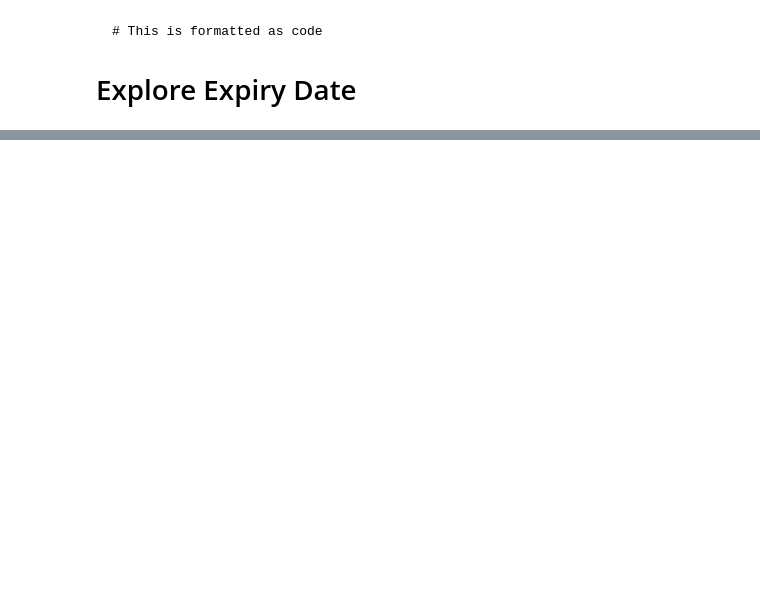
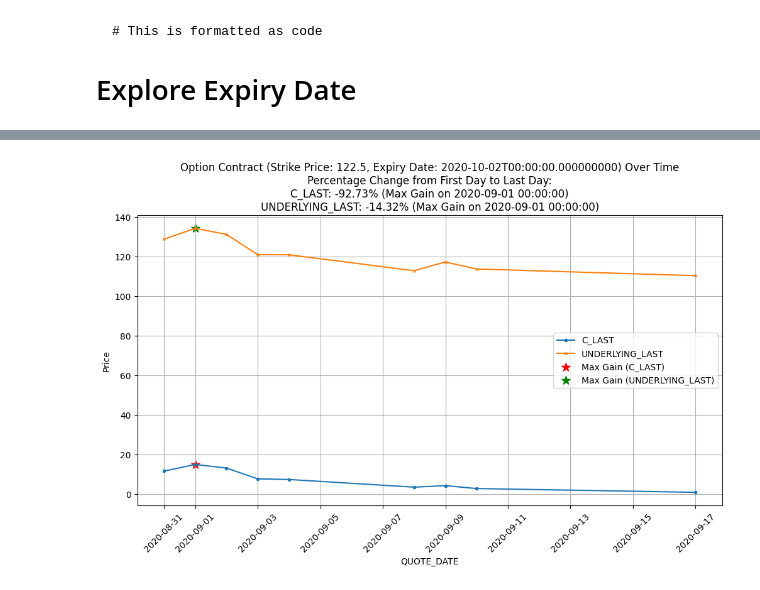
Before and after one commit to TeomanEgeSelcuk/Stock-Options, a Jupyter notebook: EDA.ipynb, the cells around one changed output, grey strips where cells are left out. Saved outputs shown, nothing was run; the diff lists cells and outputs as text; code cells hidden in the pictures; blank space fills up the shorter version.

```diff
--- a/EDA.ipynb
+++ b/EDA.ipynb
@@ -636,0 +642,63 @@ plt.show()
+# %%
+import pandas as pd
+import matplotlib.pyplot as plt
+import random
+
+# Assuming 'df' is your DataFrame with option contract data
+
+# Choose a random contract from the DataFrame
+random_contract = df.sample(1)
+
+# Extract the contract's relevant information
+strike_price = random_contract['STRIKE'].values[0]
+expire_date = random_contract['EXPIRE_DATE'].values[0]
+underlying_last = random_contract['UNDERLYING_LAST'].values[0]
+
+# Filter the DataFrame for the selected contract
+selected_contract = df[(df['STRIKE'] == strike_price) & (df['EXPIRE_DATE'] == expire_date)]
+
+# Sort the DataFrame by 'QUOTE_DATE' for a time series plot
+selected_contract = selected_contract.sort_values(by='QUOTE_DATE')
+
+# Calculate the percentage change from the first day to the last day for 'C_LAST'
+initial_c_last = selected_contract['C_LAST'].iloc[0]
+final_c_last = selected_contract['C_LAST'].iloc[-1]
+percentage_change_c_last = ((final_c_last - initial_c_last) / initial_c_last) * 100
+
+# Calculate the percentage change from the first day to the last day for 'UNDERLYING_LAST'
+initial_underlying_last = selected_contract['UNDERLYING_LAST'].iloc[0]
+final_underlying_last = selected_contract['UNDERLYING_LAST'].iloc[-1]
+percentage_change_underlying_last = ((final_underlying_last - initial_underlying_last) / initial_underlying_last) * 100
+
+# Find the date with the highest percentage change for 'C_LAST'
+max_c_last_date = selected_contract['QUOTE_DATE'][selected_contract['C_LAST'].idxmax()]
+
+# Find the date with the highest percentage change for 'UNDERLYING_LAST'
+max_underlying_last_date = selected_contract['QUOTE_DATE'][selected_contract['UNDERLYING_LAST'].idxmax()]
+
+# Create a line plot of 'QUOTE_DATE' against 'C_LAST' and 'UNDERLYING_LAST'
+plt.figure(figsize=(12, 6))
+plt.plot(selected_contract['QUOTE_DATE'], selected_contract['C_LAST'], marker='o', linestyle='-', markersize=3, label='C_LAST')
+plt.plot(selected_contract['QUOTE_DATE'], selected_contract['UNDERLYING_LAST'], marker='x', linestyle='-', markersize=3, label='UNDERLYING_LAST')
+
+# Set labels and title for the plot
+plt.xlabel('QUOTE_DATE')
+plt.ylabel('Price')
+plt.xticks(rotation=45)
+plt.grid(True)
+plt.title(f'Option Contract (Strike Price: {strike_price}, Expiry Date: {expire_date}) Over Time\n'
+          f'Percentage Change from First Day to Last Day:\n'
+          f'C_LAST: {percentage_change_c_last:.2f}% (Max Gain on {max_c_last_date})\n'
+          f'UNDERLYING_LAST: {percentage_change_underlying_last:.2f}% (Max Gain on {max_underlying_last_date})')
+
+# Highlight the points with the maximum gains
+plt.scatter(max_c_last_date, selected_contract['C_LAST'].max(), color='red', marker='*', s=100, label='Max Gain (C_LAST)')
+plt.scatter(max_underlying_last_date, selected_contract['UNDERLYING_LAST'].max(), color='green', marker='*', s=100, label='Max Gain (UNDERLYING_LAST)')
+
+# Add a legend to distinguish 'C_LAST' and 'UNDERLYING_LAST'
+plt.legend()
+
+# Show the plot
+plt.show()
+# %% [output]
+[figure, added]
```
Also changed, not shown: parts of 17 cells of this notebook.
